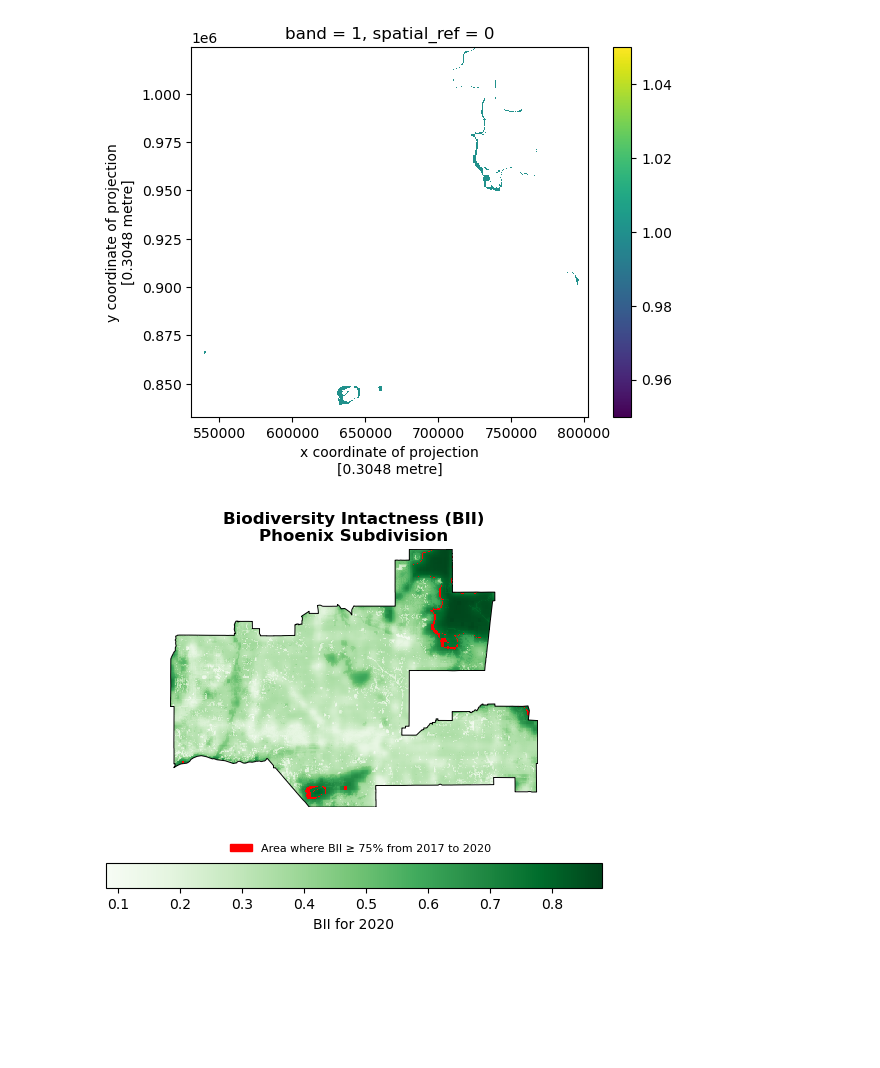
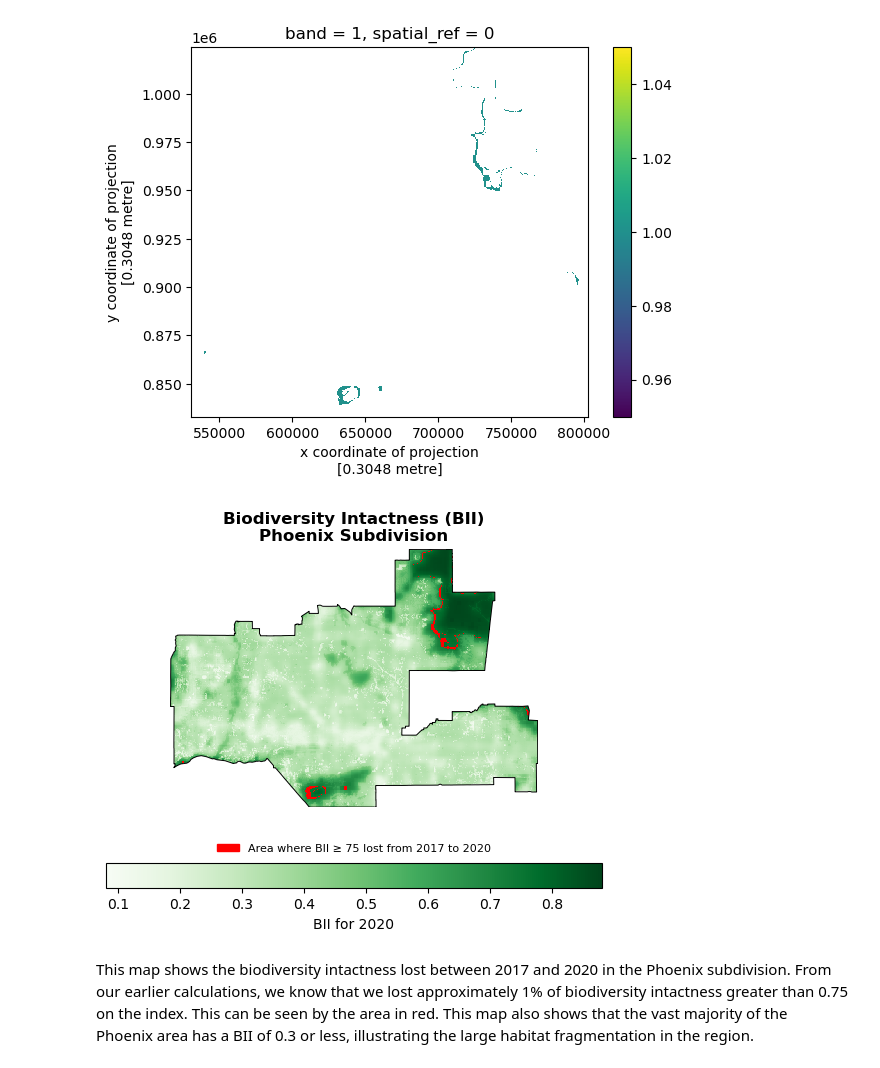
Before and after one commit to haylee360/phoenix-biodiversity, a Jupyter notebook: phoenix-biodiversity.ipynb, the cells around one changed output. Saved outputs shown, nothing was run; the diff lists cells and outputs as text; code cells hidden in the pictures; blank space fills up the shorter version.

```diff
--- a/phoenix-biodiversity.ipynb
+++ b/phoenix-biodiversity.ipynb
@@ -257,32 +255,34 @@ ax.axis('off')
 phoenix_shp.boundary.plot(ax=ax,
                         edgecolor='black',
                         linewidth=0.7)
 
 # Plot BII
 phoenix_2020_clip.plot(ax=ax,
                         cmap='Greens',
                         cbar_kwargs = {'location':'bottom', # for intuitive biodiversity sense
                                         'label': 'BII for 2020'})
 
 # Plot difference in BII
 phx_diff.plot(ax=ax,
                 cmap='brg',
                 add_colorbar=False)
 
 # Create custom legend for the BII difference
-bii_diff_leg = mpatches.Patch(color = "red", label = 'Area where BII ≥ 75% from 2017 to 2020')
+bii_diff_leg = mpatches.Patch(color = "red", label = 'Area where BII ≥ 75 lost from 2017 to 2020')
 
 ax.legend(handles = [bii_diff_leg],
         fontsize = 8,
         frameon=False,
         bbox_to_anchor=(0.9, -0.1))
 
 # Set title and axes labels
 ax.set_title('Biodiversity Intactness (BII)\nPhoenix Subdivision',
                 fontsize=12, fontweight='bold')
 ax.set_xlabel('Longitude (degrees)')
 ax.set_ylabel('Latitude (degrees)')
 
 plt.show()
 # %% [output]
-[figure, old version]
+[figure, new version]
+# %% [markdown]
+This map shows the biodiversity intactness lost between 2017 and 2020 in the Phoenix subdivision. From our earlier calculations, we know that we lost approximately 1% of biodiversity intactness greater than 0.75 on the index. This can be seen by the area in red. This map also shows that the vast majority of the Phoenix area has a BII of 0.3 or less, illustrating the large habitat fragmentation in the region.
```
Also changed, not shown: parts of 8 cells of this notebook.
